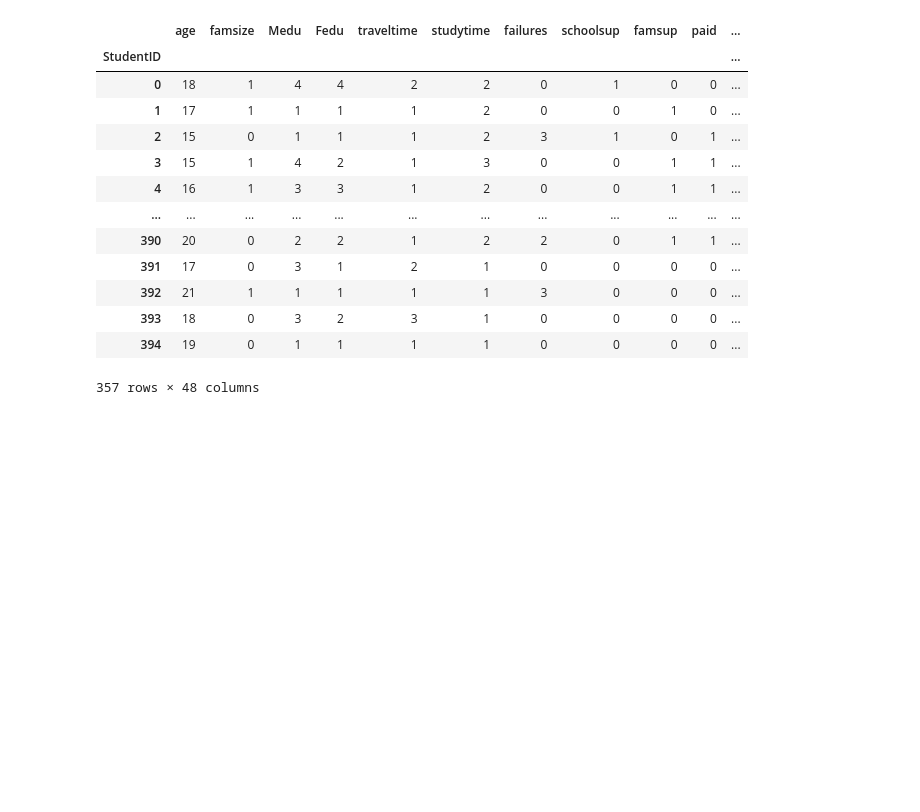
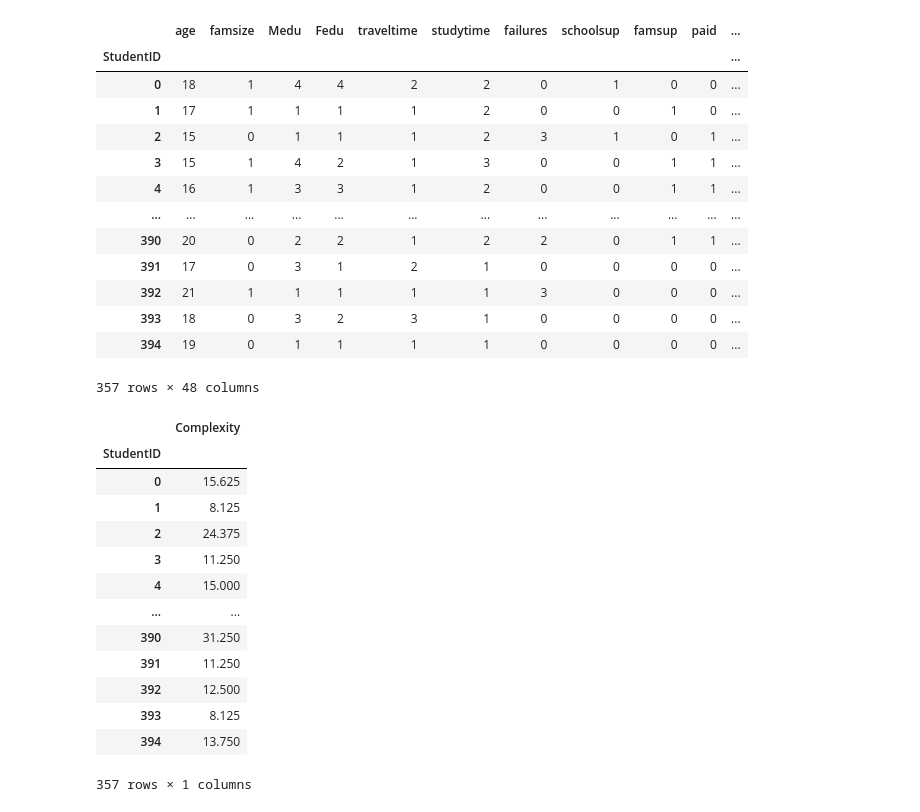
Before and after one commit to sergioKmoralesV/ex-ekinox, a Jupyter notebook: notebooks/test_pipeline.ipynb, the cells around one changed output. Saved outputs shown, nothing was run; the diff lists cells and outputs as text; code cells hidden in the pictures; blank space fills up the shorter version.

```diff
--- a/notebooks/test_pipeline.ipynb
+++ b/notebooks/test_pipeline.ipynb
@@ -26,3 +26,22 @@ df
 | 393 | 18 | 0 | 3 | 2 | 3 | 1 | 0 | 0 | 0 | 0 | ... |
 | 394 | 19 | 0 | 1 | 1 | 1 | 1 | 0 | 0 | 0 | 0 | ... |
 357 rows × 48 columns
+# %%
+from tools.inference import calculate_complexity
+complexity = calculate_complexity(df)
+complexity
+# %% [output]
+|  | Complexity |
+| StudentID |  |
+| 0 | 15.625 |
+| 1 | 8.125 |
+| 2 | 24.375 |
+| 3 | 11.250 |
+| 4 | 15.000 |
+| ... | ... |
+| 390 | 31.250 |
+| 391 | 11.250 |
+| 392 | 12.500 |
+| 393 | 8.125 |
+| 394 | 13.750 |
+357 rows × 1 columns
```
Also changed, not shown: parts of 1 cell of this notebook, 3 other files.
